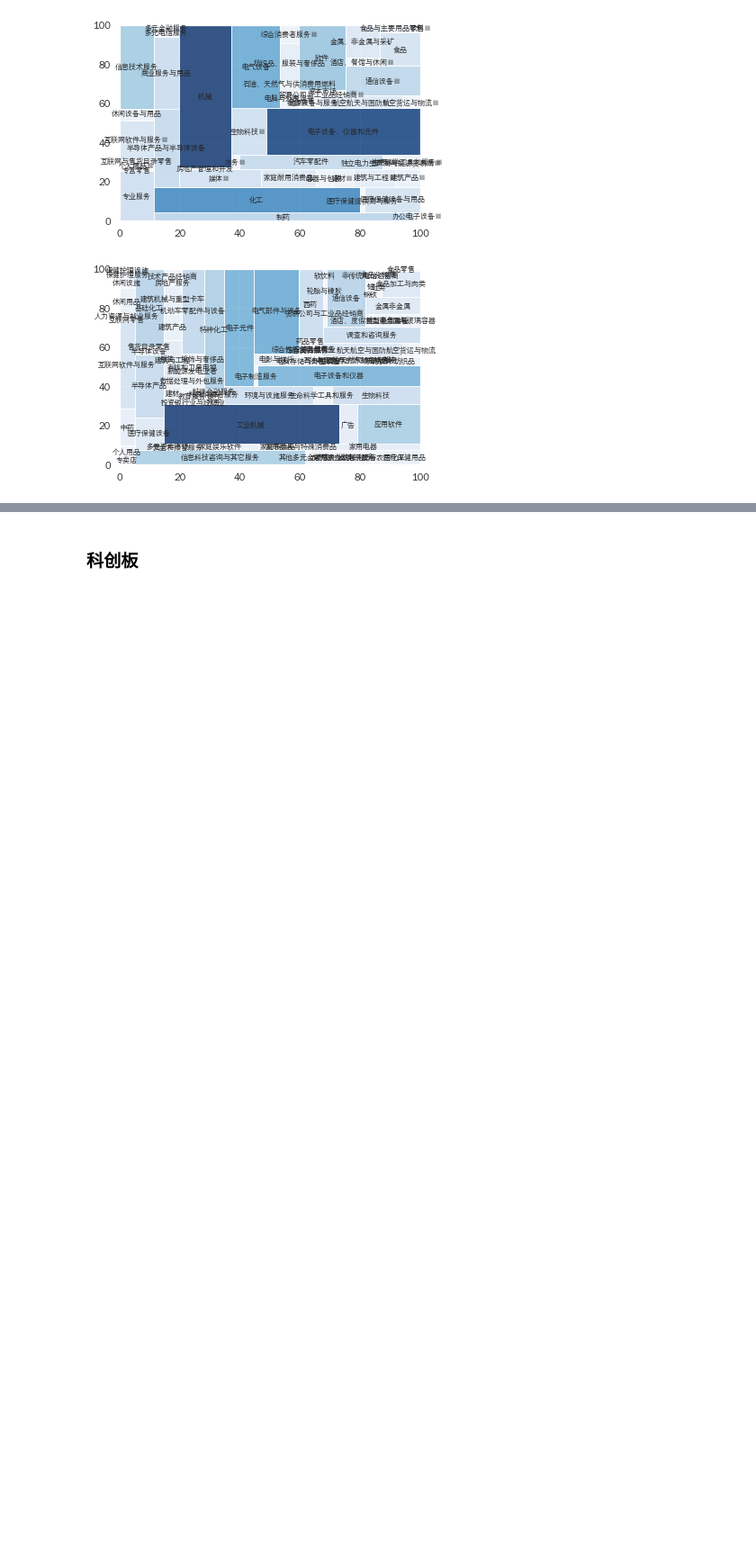
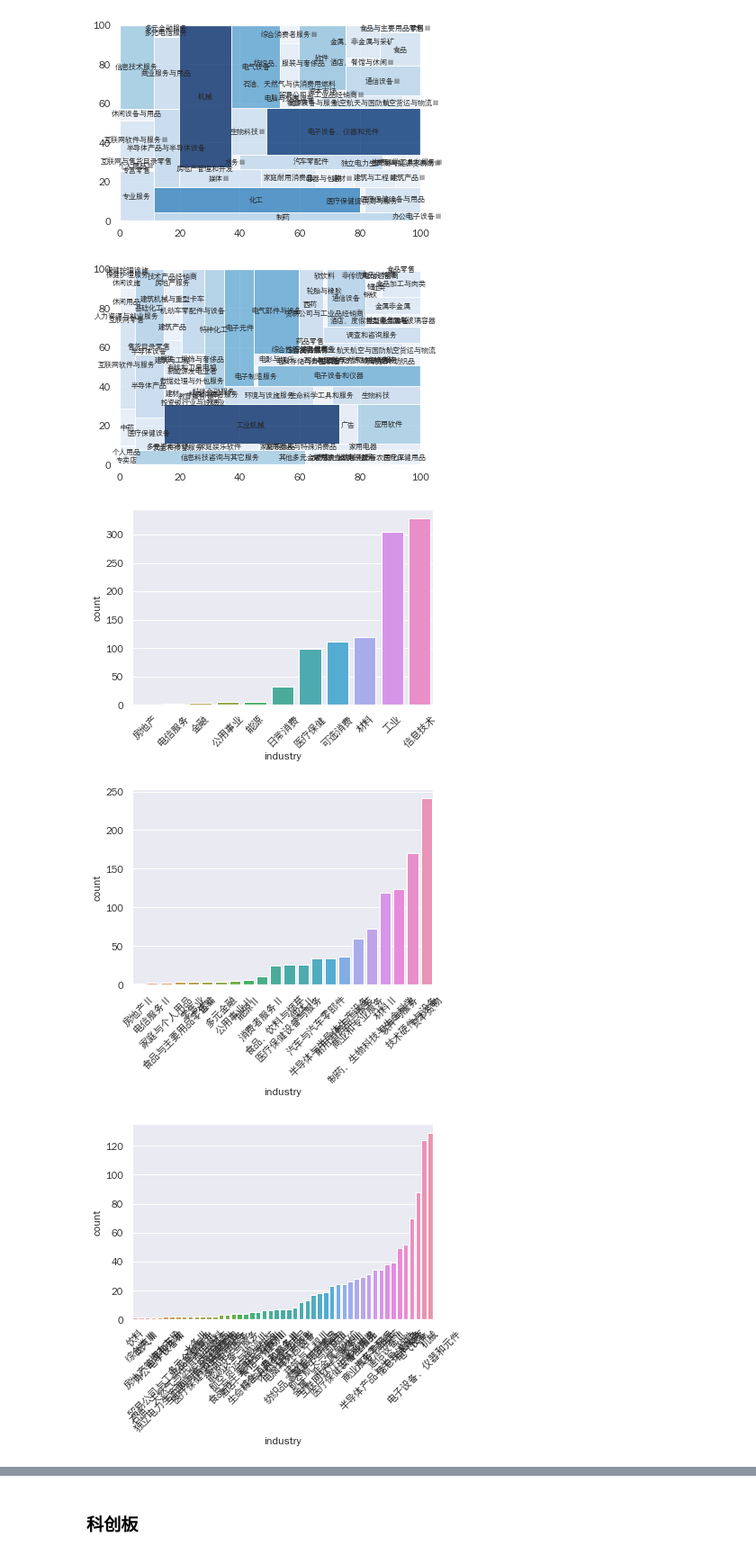
Before and after one commit to Ahacad/urban-barnacle, a Jupyter notebook: 1.ipynb, the cells around one changed output, grey strips where cells are left out. Shown at 90% size. Saved outputs shown, nothing was run; the diff lists cells and outputs as text; code cells hidden in the pictures; blank space fills up the shorter version.

```diff
--- a/1.ipynb
+++ b/1.ipynb
@@ -123,14 +123,13 @@ plt.xticks(rotation=45)
   Text(10, 0, '金融')])
 [figure]
 # %%
-sizes = df1.groupby("行业2").size()
-keys = df1.groupby("行业2").size().keys()
+def get_industry_df(df1, column="行业2"):
+    sizes = df1.groupby(column).size()
+    keys = df1.groupby(column).size().keys()
 
-sizetuples = []
+    sizetuples = []
 
-for i in range(len(sizes)):
-    sizetuples.append((keys[i], sizes[i]))
+    for i in range(len(sizes)):
+        sizetuples.append((keys[i], sizes[i]))
 
-sizetuples
-
-# TODO: get dataframe for size
+    return pd.DataFrame(sizetuples, columns=["industry", "count"])
@@ -185,6 +185,15 @@ def draw_piechart(df1, colname="行业2", fontsize=10):
 
     names = df1.groupby(colname).size().keys()
     plt.pie(df1.groupby(colname).size(), labels=names, labeldistance=1.4)
+# %%
+# bar plot
+def draw_bar(df2, fontsize=2):
+    for i in range(1, 5):
+        idf2 = get_industry_df(df2, "行业{}".format(i)).sort_values(by=["count"])
+        sns.barplot(x="industry", y="count", data=idf2)
+        mpl.rcParams.update({"font.size": fontsize})
+        plt.xticks(rotation=45)
+        plt.show()
 # %% [markdown]
 ## 创业板
 # %%
@@ -215,3 +224,9 @@ plt.show()
 [figure]
 [figure]
 [figure]
+# %%
+draw_bar(df1)
+# %% [output]
+[figure, added]
+[figure, added]
+[figure, added]
```
Also changed, not shown: parts of 10 cells of this notebook.
